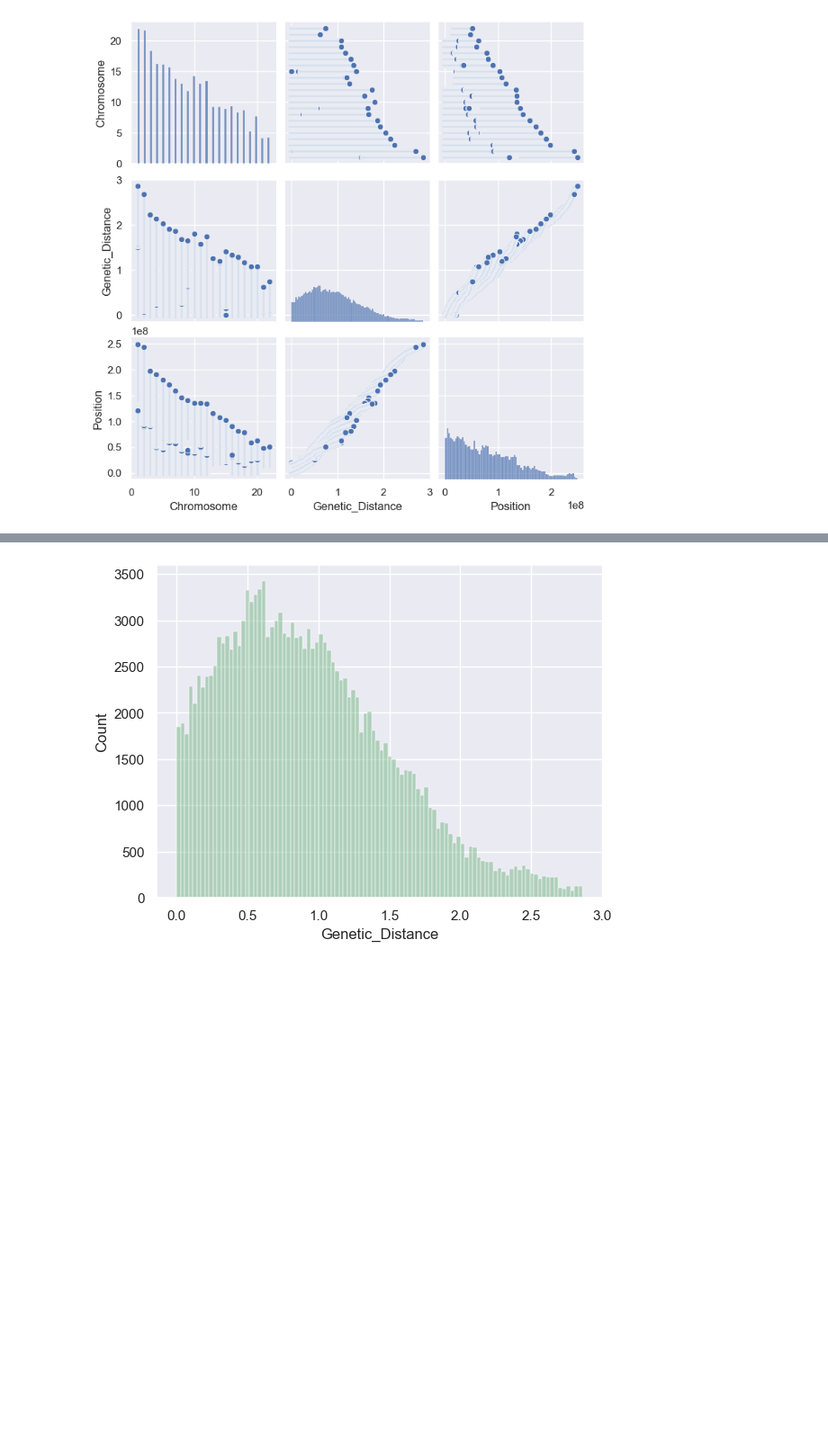
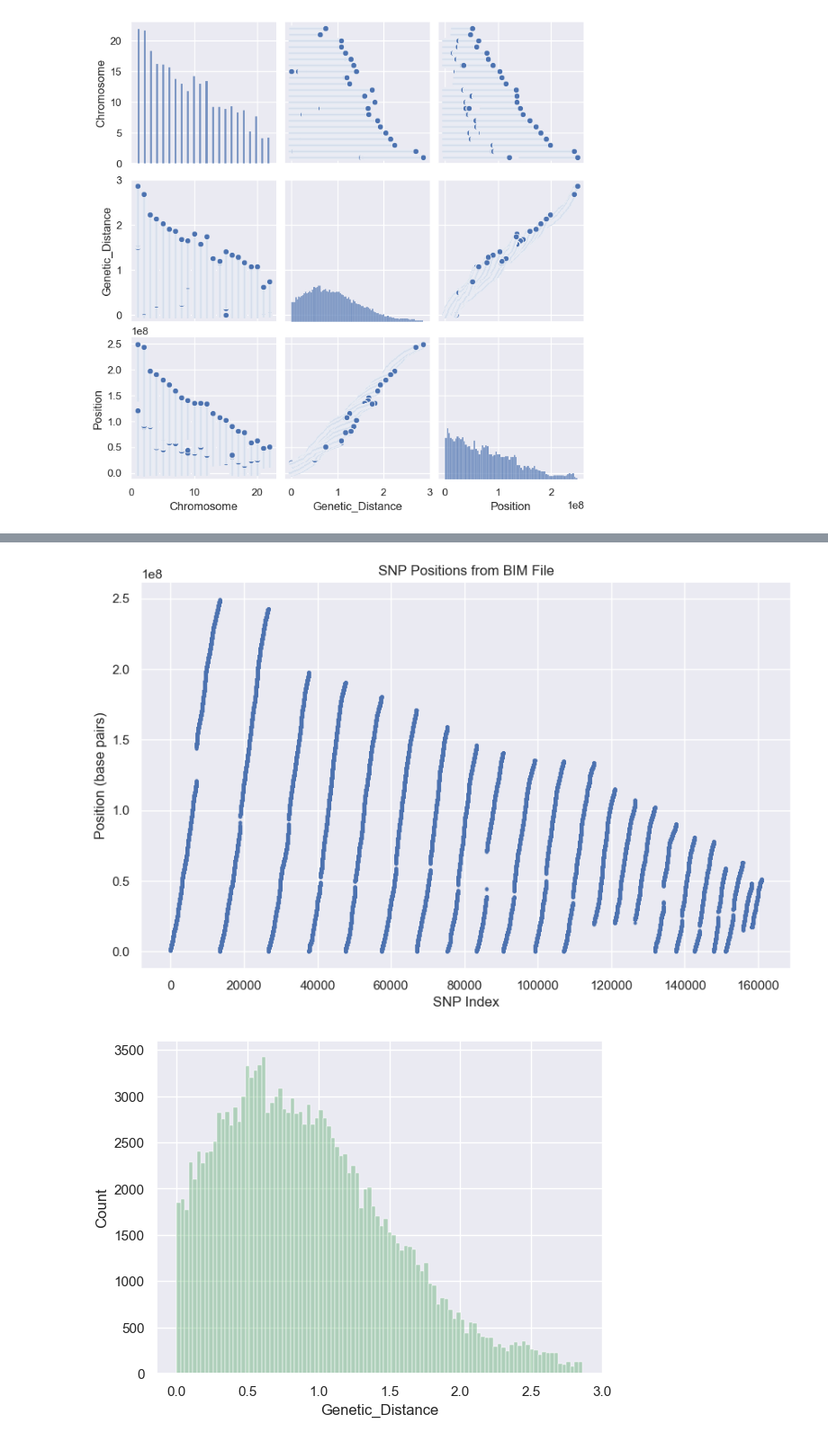
Before and after one commit to r-bashir/GenomeDiffusion, a Jupyter notebook: SNP.ipynb, the cells around one changed output, grey strips where cells are left out. Shown: that part at 90% size. Saved outputs shown, nothing was run; the diff lists cells and outputs as text; code cells hidden in the pictures; blank space fills up the shorter version.

```diff
--- a/SNP.ipynb
+++ b/SNP.ipynb
@@ -185,3 +201,13 @@ sns.pairplot(bim_df)
+# %%
+# Plot positions by SNP index
+plt.figure(figsize=(10, 6))
+plt.plot(bim_df.index, bim_df["Position"], 'o', markersize=2)
+plt.title("SNP Positions from BIM File")
+plt.xlabel("SNP Index")
+plt.ylabel("Position (base pairs)")
+plt.show()
+# %% [output]
+[figure, added]
 # %%
 sns.histplot(bim_df['Genetic_Distance'], color='g', bins=100, alpha=0.4)
 plt.show()
```
Also changed, not shown: parts of 3 cells of this notebook.
